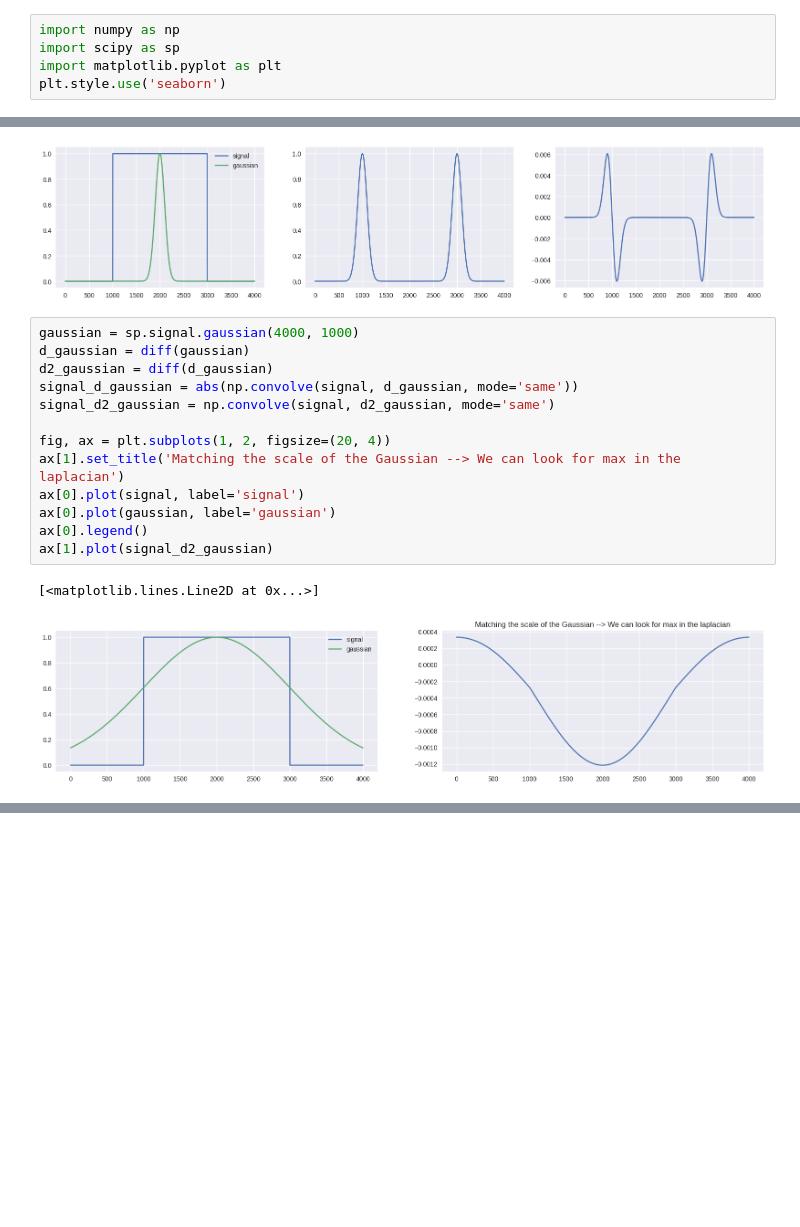
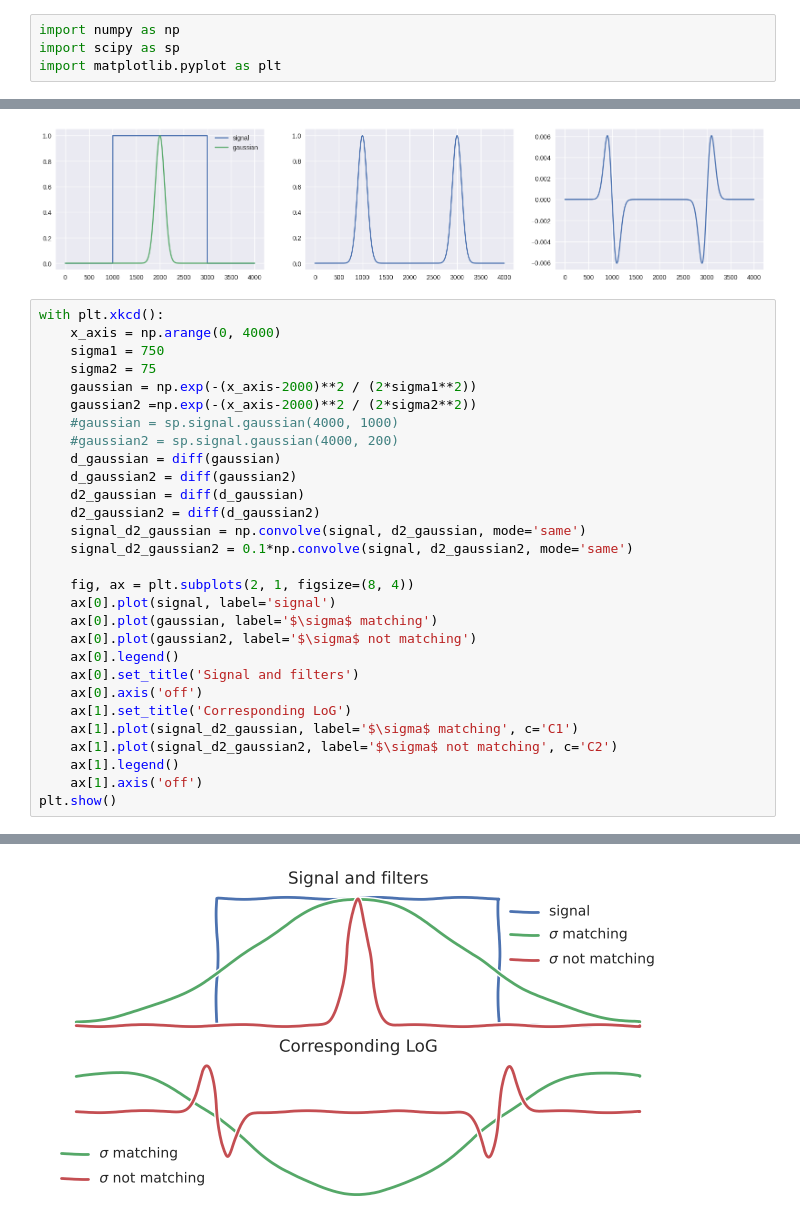
Before and after one commit to jose-melo/cv-image-matching, a Jupyter notebook: notebooks/sift/why_match_the_scale.ipynb, the cells around one changed output, grey strips where cells are left out. Saved outputs shown, nothing was run; the diff lists cells and outputs as text; blank space fills up the shorter version.

```diff
--- a/notebooks/sift/why_match_the_scale.ipynb
+++ b/notebooks/sift/why_match_the_scale.ipynb
@@ -2,7 +2,6 @@
 import numpy as np
 import scipy as sp
 import matplotlib.pyplot as plt
-plt.style.use('seaborn')
 # %%
 signal = np.heaviside(np.arange(-1000, 1000),1)
 signal = np.concatenate((signal, signal[::-1]))
@@ -44,19 +43,33 @@ ax[2].plot(signal_d2_gaussian)
 # %% [output]
 [<matplotlib.lines.Line2D at 0x...>]
 [figure]
-# %%
-gaussian = sp.signal.gaussian(4000, 1000)
-d_gaussian = diff(gaussian)
-d2_gaussian = diff(d_gaussian)
-signal_d_gaussian = abs(np.convolve(signal, d_gaussian, mode='same'))
-signal_d2_gaussian = np.convolve(signal, d2_gaussian, mode='same')
-
-fig, ax = plt.subplots(1, 2, figsize=(20, 4))
-ax[1].set_title('Matching the scale of the Gaussian --> We can look for max in the laplacian')
-ax[0].plot(signal, label='signal')
-ax[0].plot(gaussian, label='gaussian')
-ax[0].legend()
-ax[1].plot(signal_d2_gaussian)
-# %% [output]
-[<matplotlib.lines.Line2D at 0x...>]
-[figure, removed]
+# %%
+with plt.xkcd():
+    x_axis = np.arange(0, 4000)
+    sigma1 = 750
+    sigma2 = 75
+    gaussian = np.exp(-(x_axis-2000)**2 / (2*sigma1**2))
+    gaussian2 =np.exp(-(x_axis-2000)**2 / (2*sigma2**2))
+    #gaussian = sp.signal.gaussian(4000, 1000)
+    #gaussian2 = sp.signal.gaussian(4000, 200)
+    d_gaussian = diff(gaussian)
+    d_gaussian2 = diff(gaussian2)
+    d2_gaussian = diff(d_gaussian)
+    d2_gaussian2 = diff(d_gaussian2)
+    signal_d2_gaussian = np.convolve(signal, d2_gaussian, mode='same')
+    signal_d2_gaussian2 = 0.1*np.convolve(signal, d2_gaussian2, mode='same')
+
+    fig, ax = plt.subplots(2, 1, figsize=(8, 4))
+    ax[0].plot(signal, label='signal')
+    ax[0].plot(gaussian, label='$\sigma$ matching')
+    ax[0].plot(gaussian2, label='$\sigma$ not matching')
+    ax[0].legend()
+    ax[0].set_title('Signal and filters')
+    ax[0].axis('off')
+    ax[1].set_title('Corresponding LoG')
+    ax[1].plot(signal_d2_gaussian, label='$\sigma$ matching', c='C1')
+    ax[1].plot(signal_d2_gaussian2, label='$\sigma$ not matching', c='C2')
+    ax[1].legend()
+    ax[1].axis('off')
+plt.show()
+# %% [output]
@@ -62,0 +93 @@ ax[1].plot(signal_d2_gaussian)
+[figure, added]
```
Also changed, not shown: parts of 1 cell of this notebook, 1 other file.
